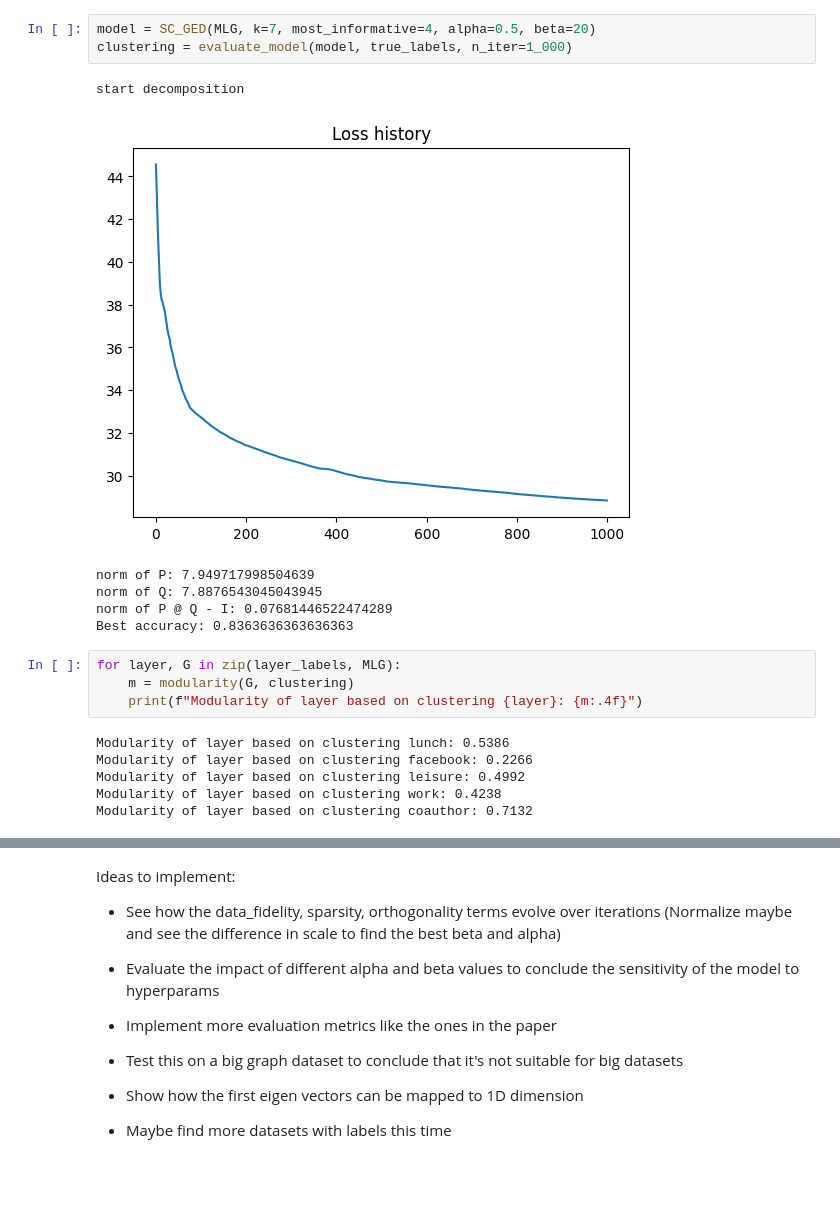
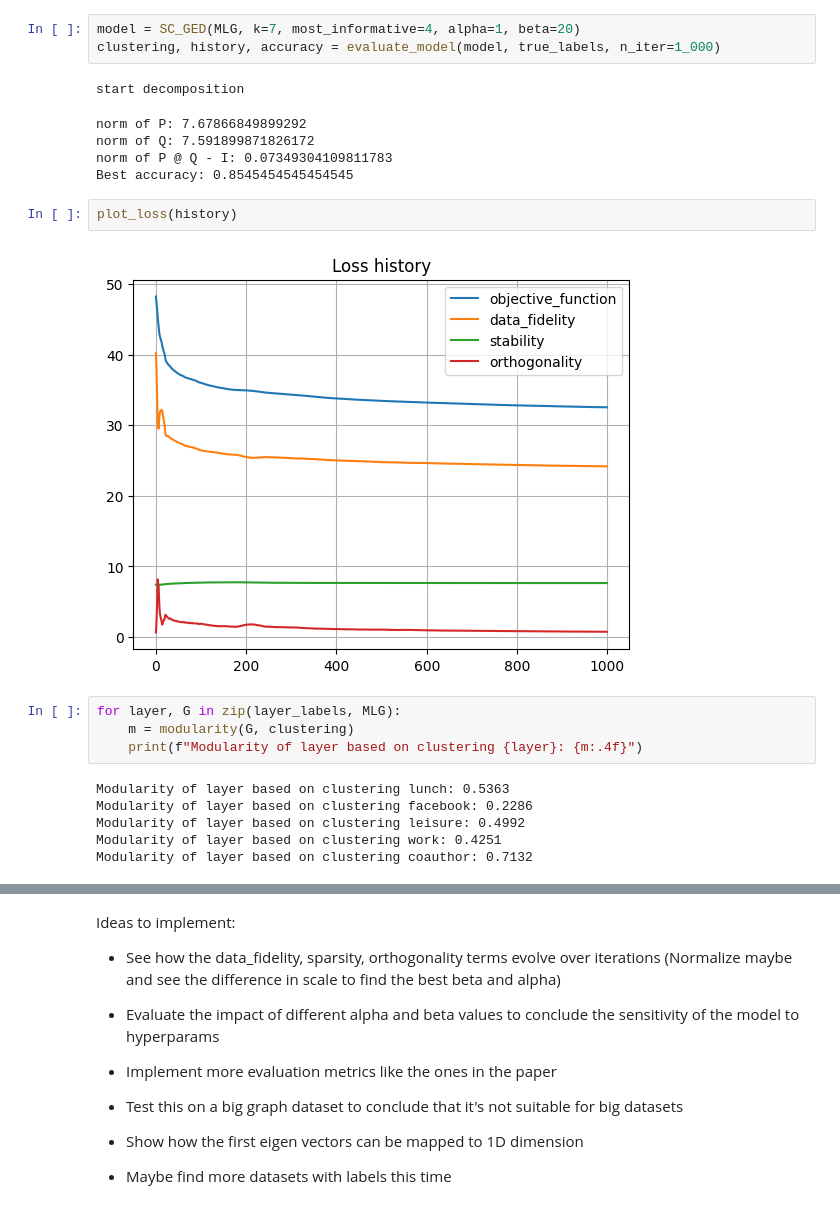
Before and after one commit to souheib1/Clustering-with-Multi-Layer-Graphs, a Jupyter notebook: multi_layer_graph.ipynb, the cells around one changed output, grey strips where cells are left out. Cells and saved outputs as stored; diff of their text form; blank space fills up the shorter version.

```diff
--- a/multi_layer_graph.ipynb
+++ b/multi_layer_graph.ipynb
@@ -11,21 +13,24 @@ display_MLG(MLG, layer_labels)
 [figure]
 # %%
-model = SC_GED(MLG, k=7, most_informative=4, alpha=0.5, beta=20)
-clustering = evaluate_model(model, true_labels, n_iter=1_000)
+model = SC_GED(MLG, k=7, most_informative=4, alpha=1, beta=20)
+clustering, history, accuracy = evaluate_model(model, true_labels, n_iter=1_000)
 # %% [output]
 start decomposition
-[figure, removed]
-norm of P: 7.949717998504639
-norm of Q: 7.8876543045043945
-norm of P @ Q - I: 0.07681446522474289
-Best accuracy: 0.8363636363636363
+norm of P: 7.67866849899292
+norm of Q: 7.591899871826172
+norm of P @ Q - I: 0.07349304109811783
+Best accuracy: 0.8545454545454545
+# %%
+plot_loss(history)
+# %% [output]
+[figure, added]
 # %%
 for layer, G in zip(layer_labels, MLG):
     m = modularity(G, clustering)
     print(f"Modularity of layer based on clustering {layer}: {m:.4f}")
 # %% [output]
-Modularity of layer based on clustering lunch: 0.5386
-Modularity of layer based on clustering facebook: 0.2266
+Modularity of layer based on clustering lunch: 0.5363
+Modularity of layer based on clustering facebook: 0.2286
 Modularity of layer based on clustering leisure: 0.4992
-Modularity of layer based on clustering work: 0.4238
+Modularity of layer based on clustering work: 0.4251
 Modularity of layer based on clustering coauthor: 0.7132
```
Also changed, not shown: parts of 7 cells of this notebook, 2 other files.
